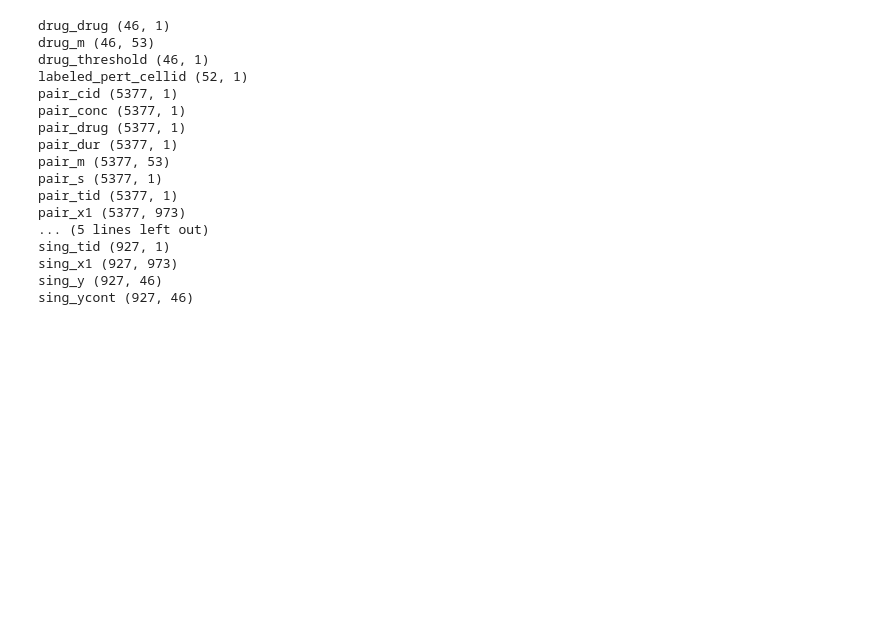
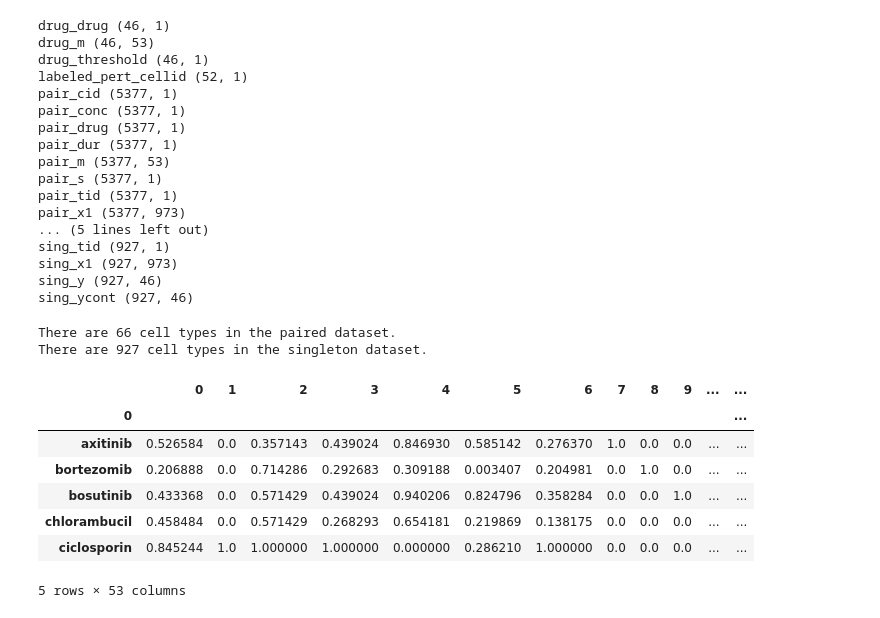
Before and after one commit to Coaasim/vae_drug_perturb, a Jupyter notebook: drvae_dataexploration.ipynb, the cells around one changed output. Drawn from its saved outputs; the diff is of its cells as text; code cells hidden in the pictures; blank space fills up the shorter version.

```diff
--- a/drvae_dataexploration.ipynb
+++ b/drvae_dataexploration.ipynb
@@ -80,0 +58,25 @@ sing_df.shape
+# %%
+print('There are ' + str(dataframes_dict['pair_cid'][0].unique().shape[0]) + " cell types in the paired dataset.")
+print('There are ' + str(dataframes_dict['sing_cid'][0].unique().shape[0]) + " cell types in the singleton dataset.")
+# %% [output]
+There are 66 cell types in the paired dataset.
+There are 927 cell types in the singleton dataset.
+# %%
+# merge drug_drug, drug_m and drug_threshold together
+drug_m = dataframes_dict['drug_m']
+drug_threshold = dataframes_dict['drug_threshold']
+# set drug_drug as index
+drug_drug_df = pd.concat([drug_m,
+                          # drug_threshold],
+                         ], axis=1)
+drug_drug_df.index = dataframes_dict['drug_drug'].iloc[:,0]
+drug_drug_df.head()
+# %% [output]
+|  | 0 | 1 | 2 | 3 | 4 | 5 | 6 | 7 | 8 | 9 | ... | ... |
+| 0 |  |  |  |  |  |  |  |  |  |  |  | ... |
+| axitinib | 0.526584 | 0.0 | 0.357143 | 0.439024 | 0.846930 | 0.585142 | 0.276370 | 1.0 | 0.0 | 0.0 | ... | ... |
+| bortezomib | 0.206888 | 0.0 | 0.714286 | 0.292683 | 0.309188 | 0.003407 | 0.204981 | 0.0 | 1.0 | 0.0 | ... | ... |
+| bosutinib | 0.433368 | 0.0 | 0.571429 | 0.439024 | 0.940206 | 0.824796 | 0.358284 | 0.0 | 0.0 | 1.0 | ... | ... |
+| chlorambucil | 0.458484 | 0.0 | 0.571429 | 0.268293 | 0.654181 | 0.219869 | 0.138175 | 0.0 | 0.0 | 0.0 | ... | ... |
+| ciclosporin | 0.845244 | 1.0 | 1.000000 | 1.000000 | 0.000000 | 0.286210 | 1.000000 | 0.0 | 0.0 | 0.0 | ... | ... |
+5 rows × 53 columns
```
Also changed, not shown: parts of 10 cells of this notebook.
